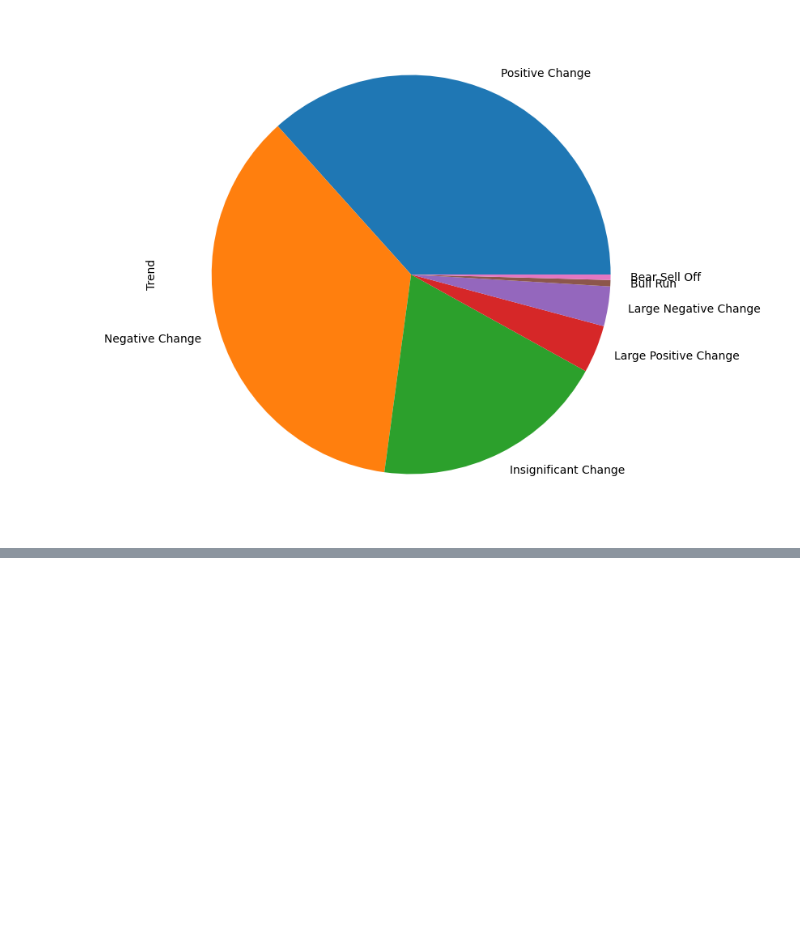
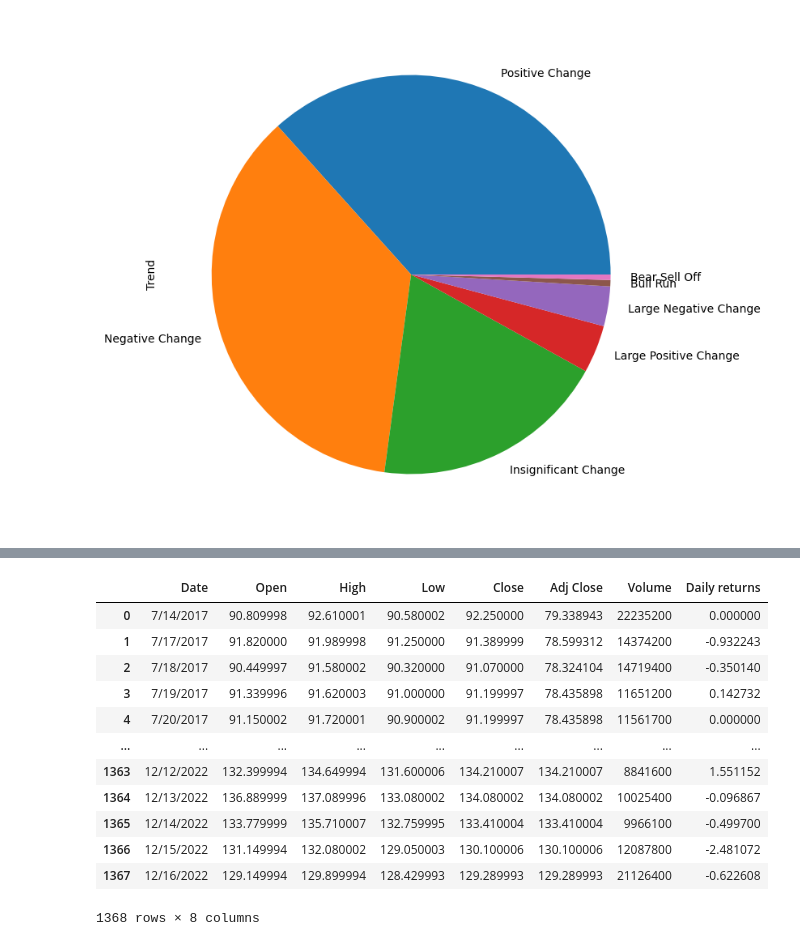
Before and after one commit to abhipoko/Portfolio-optimization--using-Python-, a Jupyter notebook: Portfolio Optimization.ipynb, the cells around one changed output, grey strips where cells are left out. Saved outputs shown, nothing was run; the diff lists cells and outputs as text; code cells hidden in the pictures; blank space fills up the shorter version.

```diff
--- a/Portfolio Optimization.ipynb
+++ b/Portfolio Optimization.ipynb
@@ -332,3 +332,6 @@ plt.figure(figsize = (8, 8))
 trend_summary.plot(kind = 'pie', y = 'Trend');
 # %% [output]
 [figure]
+# %%
+stock_jpm_df=pd.read_csv('JPM.csv')
+stock_jpm_df
@@ -334,0 +352,17 @@ trend_summary.plot(kind = 'pie', y = 'Trend');
+# %%
+stock_jpm_df['Daily returns']=stock_jpm_df['Adj Close'].pct_change()*100
+stock_jpm_df.fillna(0)
+# %% [output]
+|  | Date | Open | High | Low | Close | Adj Close | Volume | Daily returns |
+| 0 | 7/14/2017 | 90.809998 | 92.610001 | 90.580002 | 92.250000 | 79.338943 | 22235200 | 0.000000 |
+| 1 | 7/17/2017 | 91.820000 | 91.989998 | 91.250000 | 91.389999 | 78.599312 | 14374200 | -0.932243 |
+| 2 | 7/18/2017 | 90.449997 | 91.580002 | 90.320000 | 91.070000 | 78.324104 | 14719400 | -0.350140 |
+| 3 | 7/19/2017 | 91.339996 | 91.620003 | 91.000000 | 91.199997 | 78.435898 | 11651200 | 0.142732 |
+| 4 | 7/20/2017 | 91.150002 | 91.720001 | 90.900002 | 91.199997 | 78.435898 | 11561700 | 0.000000 |
+| ... | ... | ... | ... | ... | ... | ... | ... | ... |
+| 1363 | 12/12/2022 | 132.399994 | 134.649994 | 131.600006 | 134.210007 | 134.210007 | 8841600 | 1.551152 |
+| 1364 | 12/13/2022 | 136.889999 | 137.089996 | 133.080002 | 134.080002 | 134.080002 | 10025400 | -0.096867 |
+| 1365 | 12/14/2022 | 133.779999 | 135.710007 | 132.759995 | 133.410004 | 133.410004 | 9966100 | -0.499700 |
+| 1366 | 12/15/2022 | 131.149994 | 132.080002 | 129.050003 | 130.100006 | 130.100006 | 12087800 | -2.481072 |
+| 1367 | 12/16/2022 | 129.149994 | 129.899994 | 128.429993 | 129.289993 | 129.289993 | 21126400 | -0.622608 |
+1368 rows × 8 columns
```
Also changed, not shown: parts of 6 cells of this notebook.
